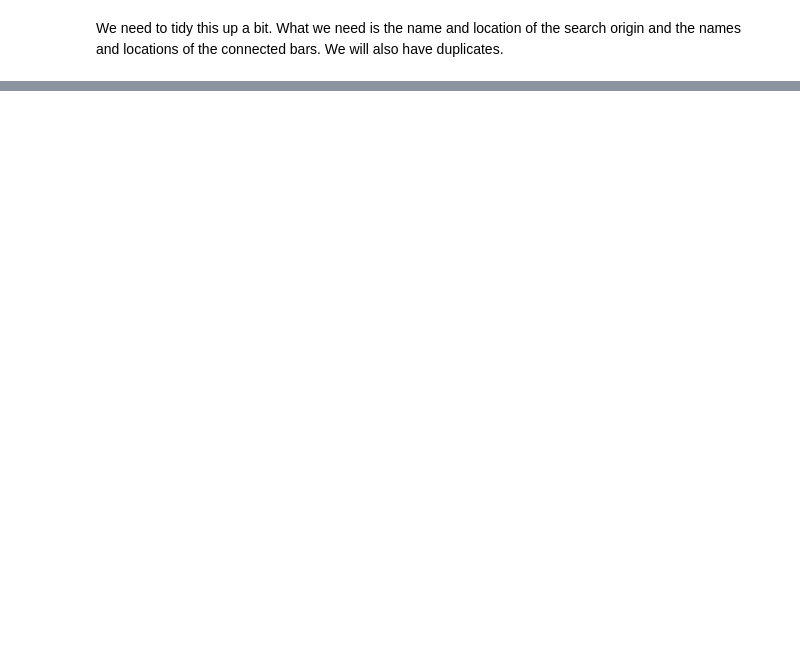
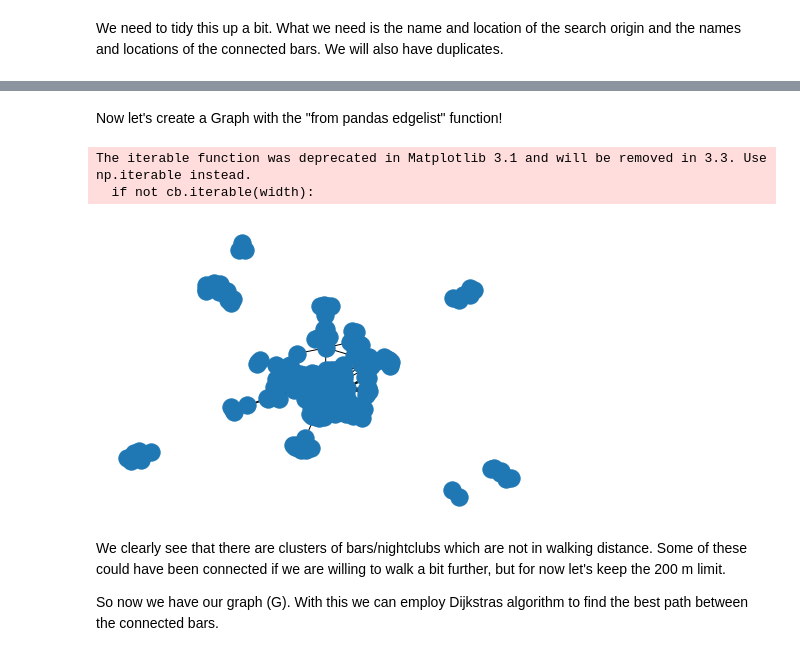
Before and after one commit to PetterWe/Coursera_Capstone, a Jupyter notebook: The optimal beer path of Stockholm, Sweden.ipynb, the cells around one changed output, grey strips where cells are left out. Saved outputs shown, nothing was run; the diff lists cells and outputs as text; code cells hidden in the pictures; blank space fills up the shorter version.

Commit message:
Visualizing the result graph

```diff
--- a/The optimal beer path of Stockholm, Sweden.ipynb
+++ b/The optimal beer path of Stockholm, Sweden.ipynb
@@ -250,0 +255,13 @@ df_edges
+# %% [markdown]
+Now let's create a Graph with the "from pandas edgelist" function!
+# %%
+G=nx.from_pandas_edgelist(df_edges, 'Origin','Name',['Latitude','Longitude','Distance','Origin_Lat','Origin_Long'])
+nx.draw(G)
+# %% [output]
+The iterable function was deprecated in Matplotlib 3.1 and will be removed in 3.3. Use np.iterable instead.
+  if not cb.iterable(width):
+[figure, added]
+# %% [markdown]
+We clearly see that there are clusters of bars/nightclubs which are not in walking distance. Some of these could have been connected if we are willing to walk a bit further, but for now let's keep the 200 m limit.
+
+So now we have our graph (G). With this we can employ Dijkstras algorithm to find the best path between the connected bars.
```
Also changed, not shown: parts of 9 cells of this notebook.
